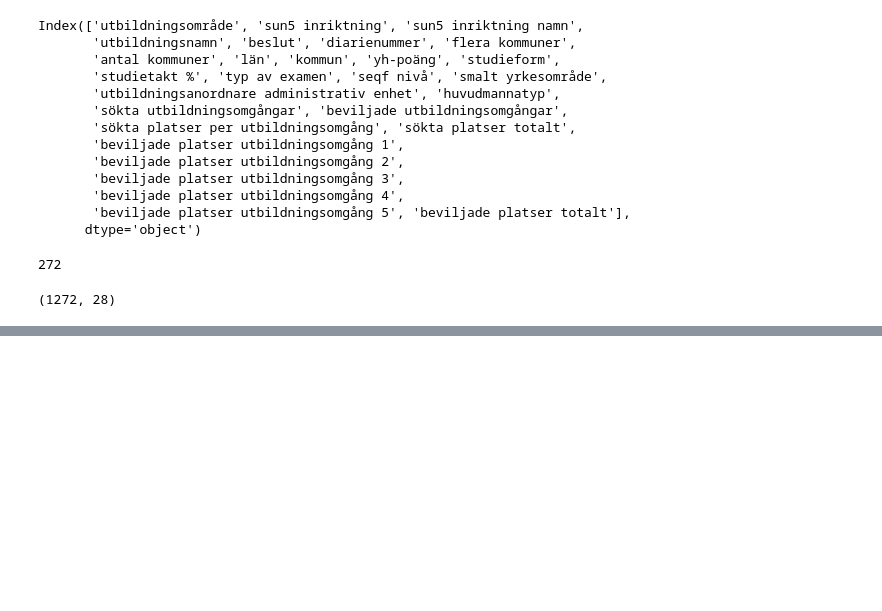
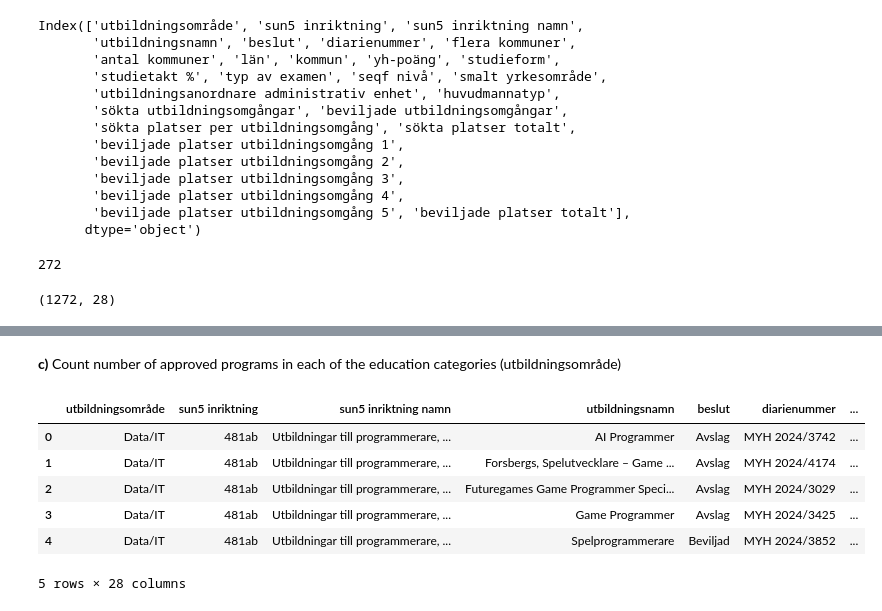
Before and after one commit to MarcusArdenstedt/data_platforms_Marcus_Ericsson_DE24, a Jupyter notebook: exercises/exercise_4_postgres/ex_1/eda.ipynb, the cells around one changed output, grey strips where cells are left out. Drawn from its saved outputs; the diff is of its cells as text; code cells hidden in the pictures; blank space fills up the shorter version.

```diff
--- a/exercises/exercise_4_postgres/ex_1/eda.ipynb
+++ b/exercises/exercise_4_postgres/ex_1/eda.ipynb
@@ -60,0 +98,12 @@ df.shape
+# %% [markdown]
+**c)**  Count number of approved programs in each of the education categories (utbildningsområde)
+# %%
+df.head()
+# %% [output]
+|  | utbildningsområde | sun5 inriktning | sun5 inriktning namn | utbildningsnamn | beslut | diarienummer | ... |
+| 0 | Data/IT | 481ab | Utbildningar till programmerare, ... | AI Programmer | Avslag | MYH 2024/3742 | ... |
+| 1 | Data/IT | 481ab | Utbildningar till programmerare, ... | Forsbergs, Spelutvecklare – Game ... | Avslag | MYH 2024/4174 | ... |
+| 2 | Data/IT | 481ab | Utbildningar till programmerare, ... | Futuregames Game Programmer Speci... | Avslag | MYH 2024/3029 | ... |
+| 3 | Data/IT | 481ab | Utbildningar till programmerare, ... | Game Programmer | Avslag | MYH 2024/3425 | ... |
+| 4 | Data/IT | 481ab | Utbildningar till programmerare, ... | Spelprogrammerare | Beviljad | MYH 2024/3852 | ... |
+5 rows × 28 columns
```
Also changed, not shown: parts of 17 cells of this notebook, 1 other file.
